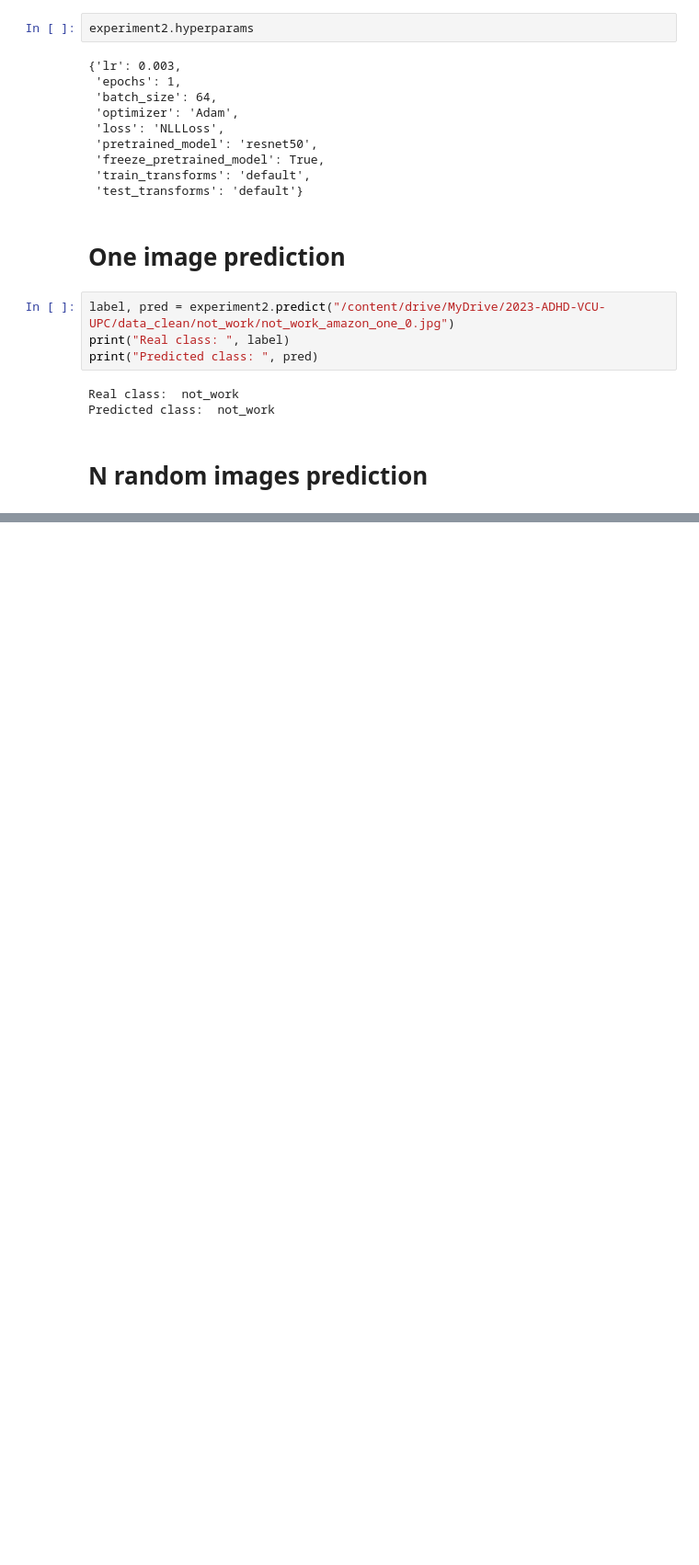
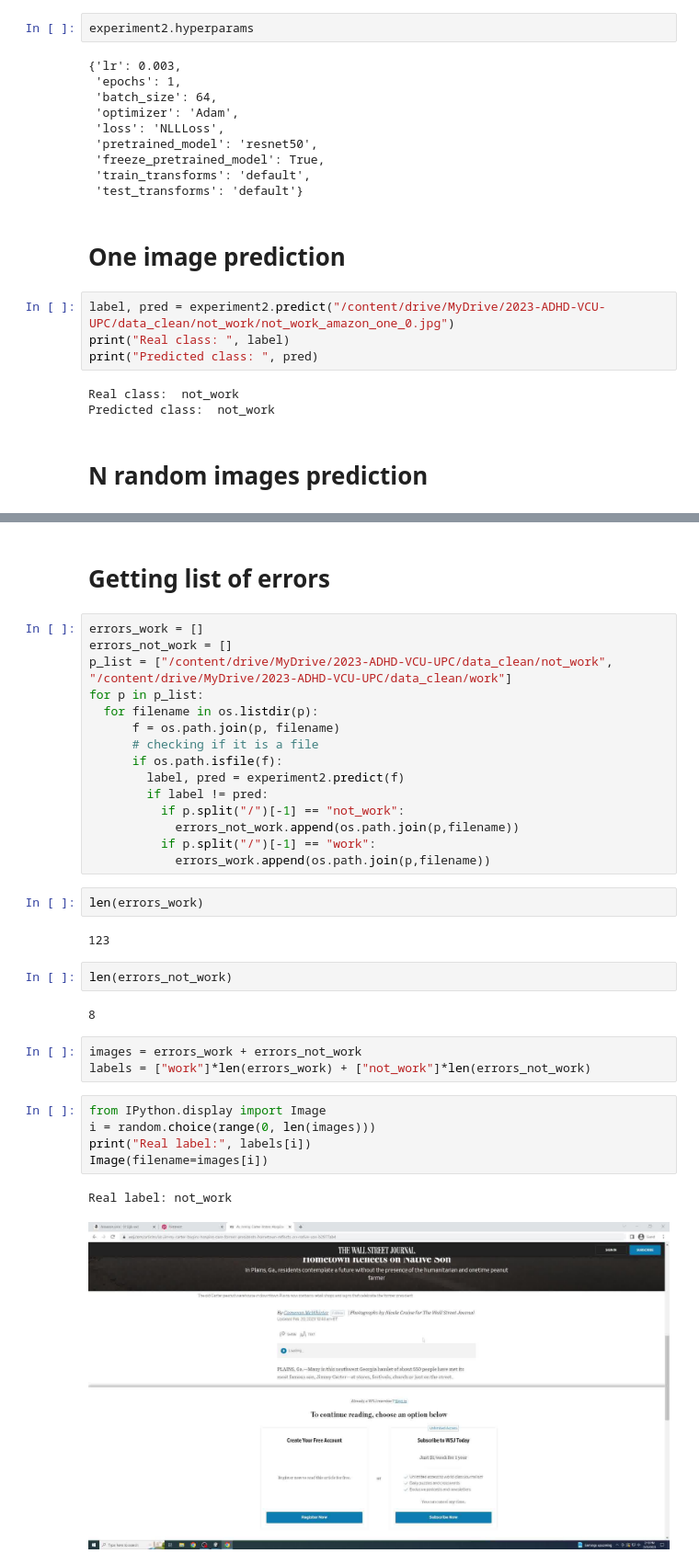
Before and after one commit to gonzalo-cordova-pou/MLADHD, a Jupyter notebook: DEMO.ipynb, the cells around one changed output, grey strips where cells are left out. Shown at 92% size. Saved outputs shown, nothing was run; the diff lists cells and outputs as text; blank space fills up the shorter version.

Commit message:
feat: wrong prediction analysis added to notebook

```diff
--- a/DEMO.ipynb
+++ b/DEMO.ipynb
@@ -212,0 +221,36 @@ experiment2.test_random_images(data_dir, 5)
+# %% [markdown]
+# Getting list of errors
+# %%
+errors_work = []
+errors_not_work = []
+p_list = ["/content/drive/MyDrive/2023-ADHD-VCU-UPC/data_clean/not_work", "/content/drive/MyDrive/2023-ADHD-VCU-UPC/data_clean/work"]
+for p in p_list:
+  for filename in os.listdir(p):
+      f = os.path.join(p, filename)
+      # checking if it is a file
+      if os.path.isfile(f):
+        label, pred = experiment2.predict(f)
+        if label != pred:
+          if p.split("/")[-1] == "not_work":
+            errors_not_work.append(os.path.join(p,filename))
+          if p.split("/")[-1] == "work":
+            errors_work.append(os.path.join(p,filename))
+# %%
+len(errors_work)
+# %% [output]
+123
+# %%
+len(errors_not_work)
+# %% [output]
+8
+# %%
+images = errors_work + errors_not_work
+labels = ["work"]*len(errors_work) + ["not_work"]*len(errors_not_work)
+# %%
+from IPython.display import Image
+i = random.choice(range(0, len(images)))
+print("Real label:", labels[i])
+Image(filename=images[i])
+# %% [output]
+Real label: not_work
+[figure, added]
```
Also changed, not shown: parts of 6 cells of this notebook.
